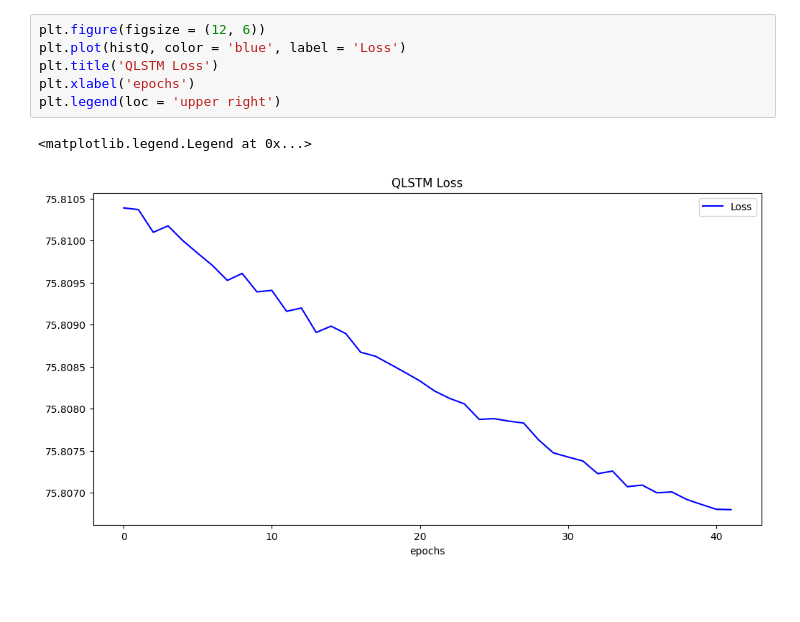
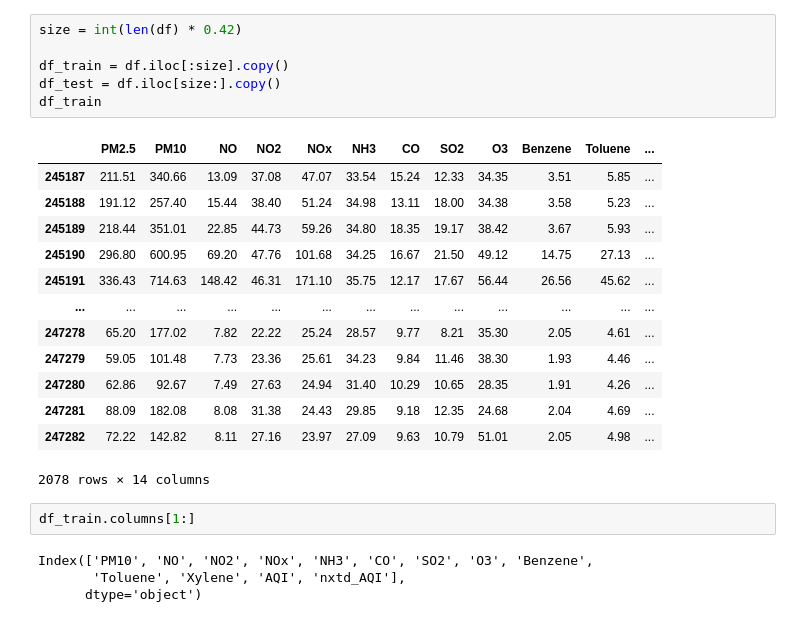
Before and after one commit to SPUTnik-42/Q-LSTM, a Jupyter notebook: delhi_aqi_qlstm_2.ipynb, the cells around one changed output. Cells and saved outputs as stored; diff of their text form; blank space fills up the shorter version.

```diff
--- a/delhi_aqi_qlstm_2.ipynb
+++ b/delhi_aqi_qlstm_2.ipynb
@@ -308,9 +79,26 @@ ValueError: Weights tensor must have last dimension of length 5; got 4
-# %%
-plt.figure(figsize = (12, 6))
-plt.plot(histQ, color = 'blue', label = 'Loss')
-plt.title('QLSTM Loss')
-plt.xlabel('epochs')
-plt.legend(loc = 'upper right')
-# %% [output]
-<matplotlib.legend.Legend at 0x...>
-[figure, removed]
+# %%
+size = int(len(df) * 0.42)
+
+df_train = df.iloc[:size].copy()
+df_test = df.iloc[size:].copy()
+df_train
+# %% [output]
+|  | PM2.5 | PM10 | NO | NO2 | NOx | NH3 | CO | SO2 | O3 | Benzene | Toluene | ... |
+| 245187 | 211.51 | 340.66 | 13.09 | 37.08 | 47.07 | 33.54 | 15.24 | 12.33 | 34.35 | 3.51 | 5.85 | ... |
+| 245188 | 191.12 | 257.40 | 15.44 | 38.40 | 51.24 | 34.98 | 13.11 | 18.00 | 34.38 | 3.58 | 5.23 | ... |
+| 245189 | 218.44 | 351.01 | 22.85 | 44.73 | 59.26 | 34.80 | 18.35 | 19.17 | 38.42 | 3.67 | 5.93 | ... |
+| 245190 | 296.80 | 600.95 | 69.20 | 47.76 | 101.68 | 34.25 | 16.67 | 21.50 | 49.12 | 14.75 | 27.13 | ... |
+| 245191 | 336.43 | 714.63 | 148.42 | 46.31 | 171.10 | 35.75 | 12.17 | 17.67 | 56.44 | 26.56 | 45.62 | ... |
+| ... | ... | ... | ... | ... | ... | ... | ... | ... | ... | ... | ... | ... |
+| 247278 | 65.20 | 177.02 | 7.82 | 22.22 | 25.24 | 28.57 | 9.77 | 8.21 | 35.30 | 2.05 | 4.61 | ... |
+| 247279 | 59.05 | 101.48 | 7.73 | 23.36 | 25.61 | 34.23 | 9.84 | 11.46 | 38.30 | 1.93 | 4.46 | ... |
+| 247280 | 62.86 | 92.67 | 7.49 | 27.63 | 24.94 | 31.40 | 10.29 | 10.65 | 28.35 | 1.91 | 4.26 | ... |
+| 247281 | 88.09 | 182.08 | 8.08 | 31.38 | 24.43 | 29.85 | 9.18 | 12.35 | 24.68 | 2.04 | 4.69 | ... |
+| 247282 | 72.22 | 142.82 | 8.11 | 27.16 | 23.97 | 27.09 | 9.63 | 10.79 | 51.01 | 2.05 | 4.98 | ... |
+2078 rows × 14 columns
+# %%
+df_train.columns[1:]
+# %% [output]
+Index(['PM10', 'NO', 'NO2', 'NOx', 'NH3', 'CO', 'SO2', 'O3', 'Benzene',
+       'Toluene', 'Xylene', 'AQI', 'nxtd_AQI'],
+      dtype='object')
```
Also changed, not shown: parts of 27 cells of this notebook, 25 other files.
